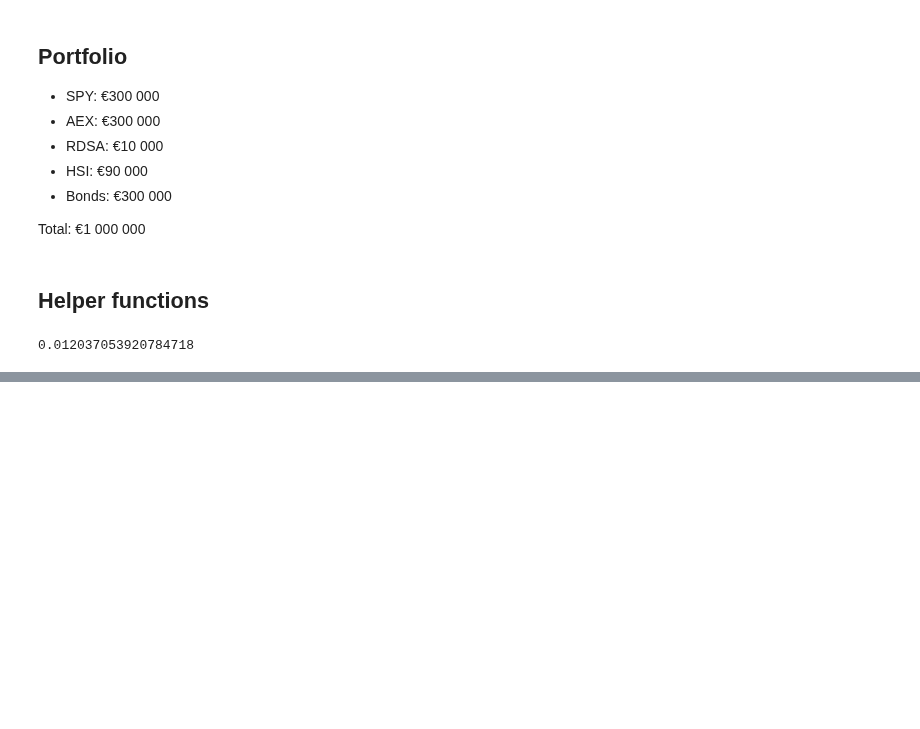
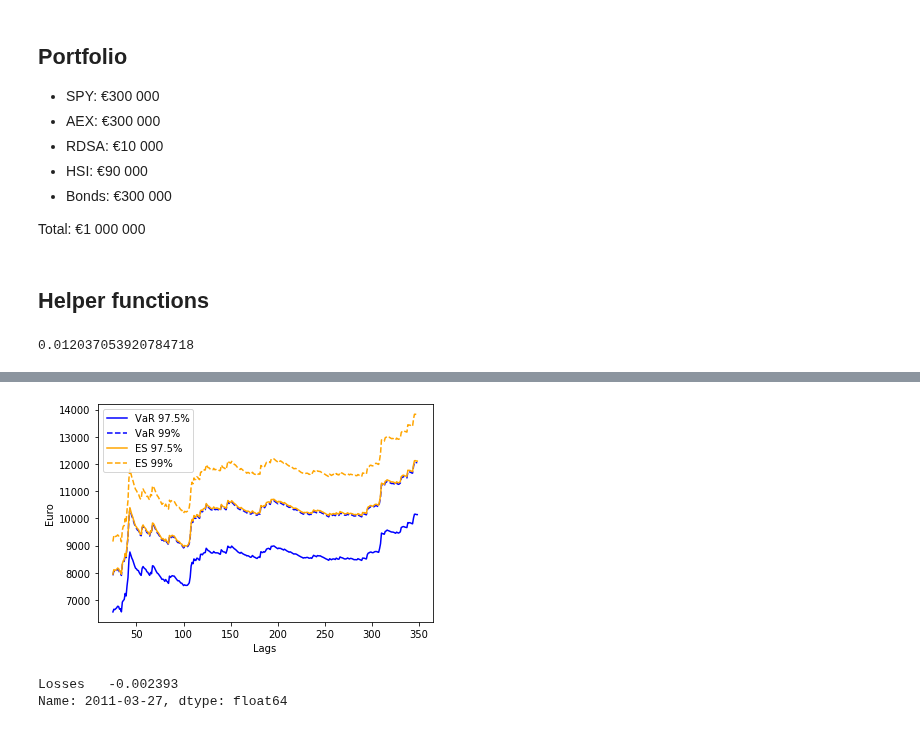
Before and after one commit to jurrew27/quant-risk, a Jupyter notebook: Assignment 1/backtest.ipynb, the cells around one changed output, grey strips where cells are left out. Saved outputs shown, nothing was run; the diff lists cells and outputs as text; code cells hidden in the pictures; blank space fills up the shorter version.

Commit message:
Add files from model validation

```diff
--- a/Assignment 1/backtest.ipynb
+++ b/Assignment 1/backtest.ipynb
@@ -125,7 +114,7 @@ Optimization terminated successfully.    (Exit mode 0)
 # %%
 def fhs(x):
     factor_models = [ZeroMean(x[column], volatility=EWMAVariance(), rescale=True) for column in x.columns]
-    results = [model.fit(update_freq=0) for model in factor_models]
+    results = [model.fit(update_freq=0, disp='off') for model in factor_models]
     scales = [result.scale for result in results]
     forecasts = [result.forecast(start=0) for result in results]
 
@@ -154,0 +189,10 @@ empirical_var(linear_losses(X[:250]), 0.975)
+# %%
+losses = np.empty((len(X), start))
+losses[:] = np.NaN
+
+for t in tqdm(range(start, len(X))):
+    losses[t] = fhs(X[t-start:t]).sort_values()
+
+var_97['FHS'], var_99['FHS'] = np.quantile(losses, [0.975, 0.99], axis=1)
+es_97['FHS'] = np.apply_along_axis(lambda x: x[x >= np.quantile(x, 0.975)].mean(), 1, losses)
+es_99['FHS'] = np.apply_along_axis(lambda x: x[x >= np.quantile(x, 0.99)].mean(), 1, losses)
@@ -154,0 +316,35 @@ empirical_var(linear_losses(X[:250]), 0.975)
+# %%
+vars_97 = np.empty(3)
+vars_99 = np.empty(300)
+ess_97 = np.empty(300)
+ess_99 = np.empty(300)
+
+vars_97[:] = np.nan
+vars_99[:] = np.nan
+ess_97[:] = np.nan
+ess_99[:] = np.nan
+
+for t in range(324, 0, -1):
+    mean, std = vc(X[t+100:450])
+    vars_97[t] = normal_var(mean, std, 0.975) * 1000000
+    vars_99[t] = normal_var(mean, std, 0.99) * 1000000
+
+    ess_97[t] = normal_es(mean, std, 0.975) * 1000000
+    ess_99[t] = normal_es(mean, std, 0.99) * 1000000
+# %%
+lags = list(range(25, 350))
+plt.plot(lags, vars_97[::-1], label='VaR 97.5%', color='b')
+plt.plot(lags, vars_99[::-1], '--', label='VaR 99%', color='b')
+plt.plot(lags, ess_97[::-1], label='ES 97.5%', color='orange')
+plt.plot(lags, ess_99[::-1], '--', label='ES 99%', color='orange')
+plt.legend()
+plt.ylabel('Euro')
+plt.xlabel('Lags')
+plt.savefig('vc_length_sensitivity.png', dpi=150)
+# %% [output]
+[figure, added]
+# %%
+real_losses.iloc[450]
+# %% [output]
+Losses   -0.002393
+Name: 2011-03-27, dtype: float64
```
Also changed, not shown: parts of 26 cells of this notebook, 2 other files.
